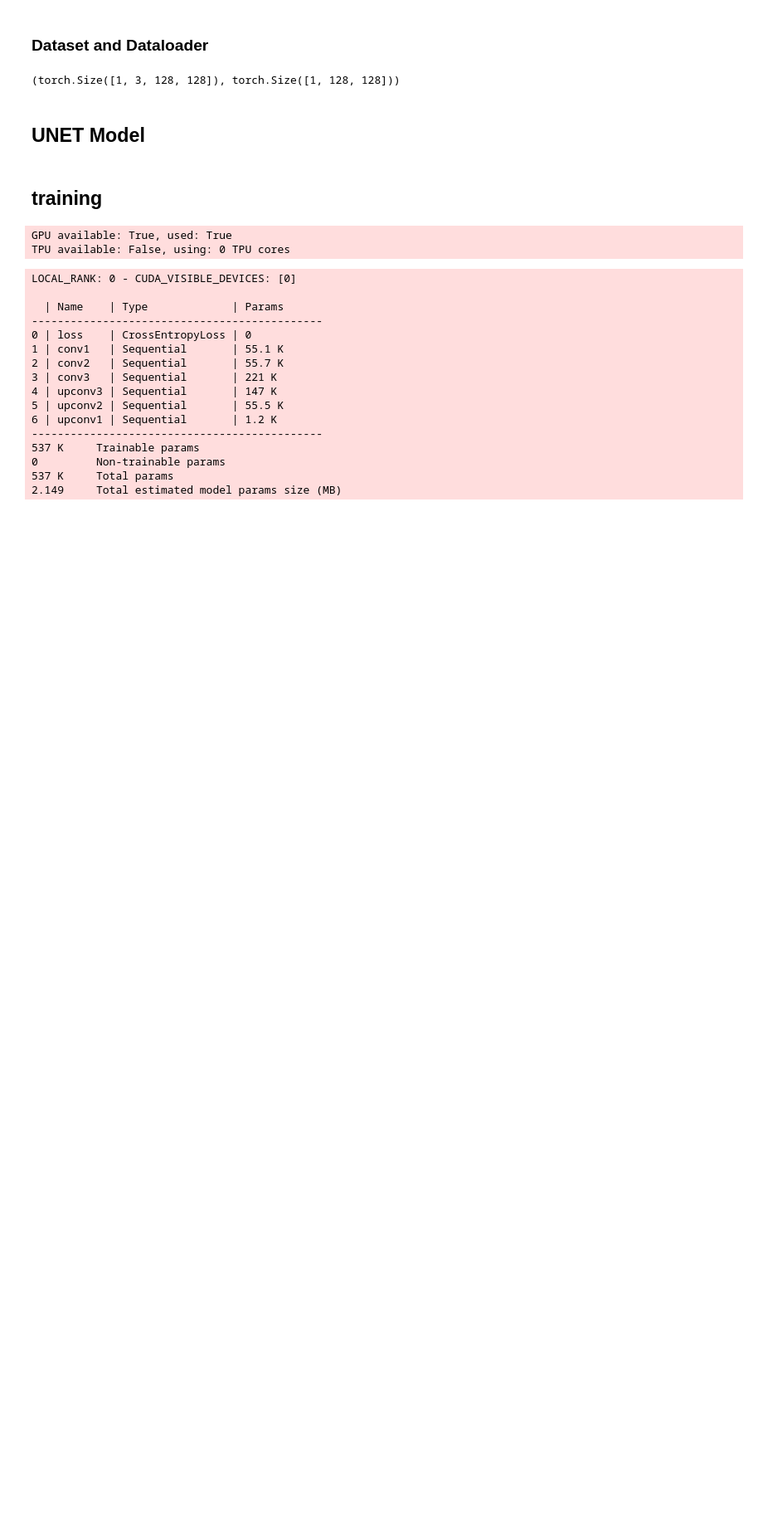
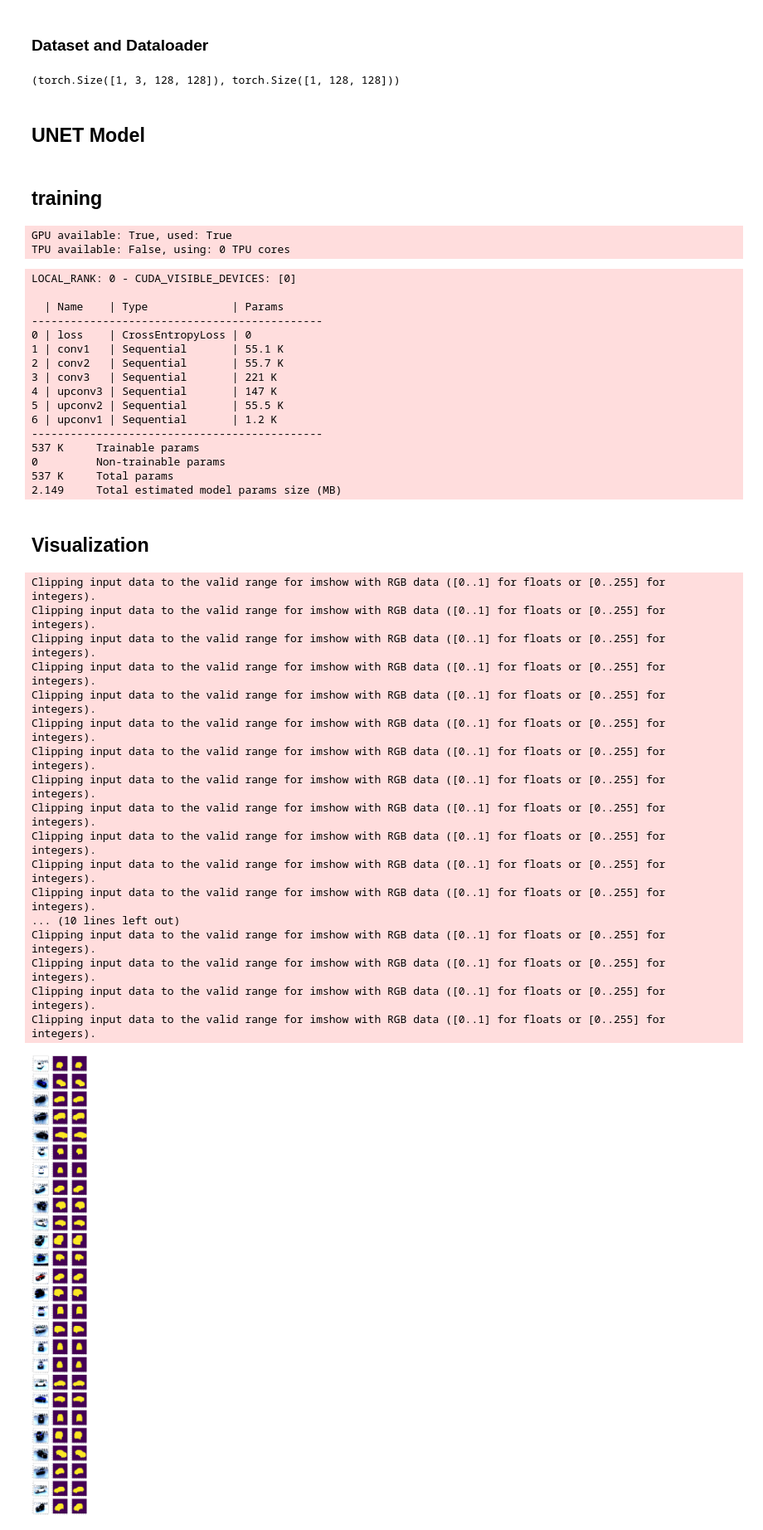
Before and after one commit to alimoezzi/deepLearningRecipes, a Jupyter notebook: unet_semantic_segmentation.ipynb, the cells around one changed output. Shown at 83% size. Cells and saved outputs as stored; diff of their text form; code cells hidden in the pictures; blank space fills up the shorter version.

Commit message:
Visualize Prediction masks

```diff
--- a/unet_semantic_segmentation.ipynb
+++ b/unet_semantic_segmentation.ipynb
@@ -312,3 +312,43 @@ LOCAL_RANK: 0 - CUDA_VISIBLE_DEVICES: [0]
 0         Non-trainable params
 537 K     Total params
 2.149     Total estimated model params size (MB)
+# %% [markdown]
+## Visualization
+# %%
+def batch_to_img(xb, idx):
+    img = np.array(xb[idx,0:3])
+    return img.transpose((1,2,0))
+
+def predb_to_mask(predb, idx):
+    p = torch.functional.F.softmax(predb[idx], 0)
+    return p.argmax(0).cpu()
+# %%
+bs = 26
+fig, ax = plt.subplots(bs,3, figsize=(15,bs*5))
+for i, (xb, yb) in enumerate(val_dl):
+    with torch.no_grad():
+        predb = unet(xb.cpu())
+    ax[i][0].imshow(batch_to_img(xb,0))
+    ax[i][1].imshow(yb[0])
+    ax[i][2].imshow(predb_to_mask(predb, 0))
+    if i==bs-1:
+      break
+# %% [output]
+Clipping input data to the valid range for imshow with RGB data ([0..1] for floats or [0..255] for integers).
+Clipping input data to the valid range for imshow with RGB data ([0..1] for floats or [0..255] for integers).
+Clipping input data to the valid range for imshow with RGB data ([0..1] for floats or [0..255] for integers).
+Clipping input data to the valid range for imshow with RGB data ([0..1] for floats or [0..255] for integers).
+Clipping input data to the valid range for imshow with RGB data ([0..1] for floats or [0..255] for integers).
+Clipping input data to the valid range for imshow with RGB data ([0..1] for floats or [0..255] for integers).
+Clipping input data to the valid range for imshow with RGB data ([0..1] for floats or [0..255] for integers).
+Clipping input data to the valid range for imshow with RGB data ([0..1] for floats or [0..255] for integers).
+Clipping input data to the valid range for imshow with RGB data ([0..1] for floats or [0..255] for integers).
+Clipping input data to the valid range for imshow with RGB data ([0..1] for floats or [0..255] for integers).
+Clipping input data to the valid range for imshow with RGB data ([0..1] for floats or [0..255] for integers).
+Clipping input data to the valid range for imshow with RGB data ([0..1] for floats or [0..255] for integers).
+... (10 lines left out)
+Clipping input data to the valid range for imshow with RGB data ([0..1] for floats or [0..255] for integers).
+Clipping input data to the valid range for imshow with RGB data ([0..1] for floats or [0..255] for integers).
+Clipping input data to the valid range for imshow with RGB data ([0..1] for floats or [0..255] for integers).
+Clipping input data to the valid range for imshow with RGB data ([0..1] for floats or [0..255] for integers).
+[figure, added]
```
